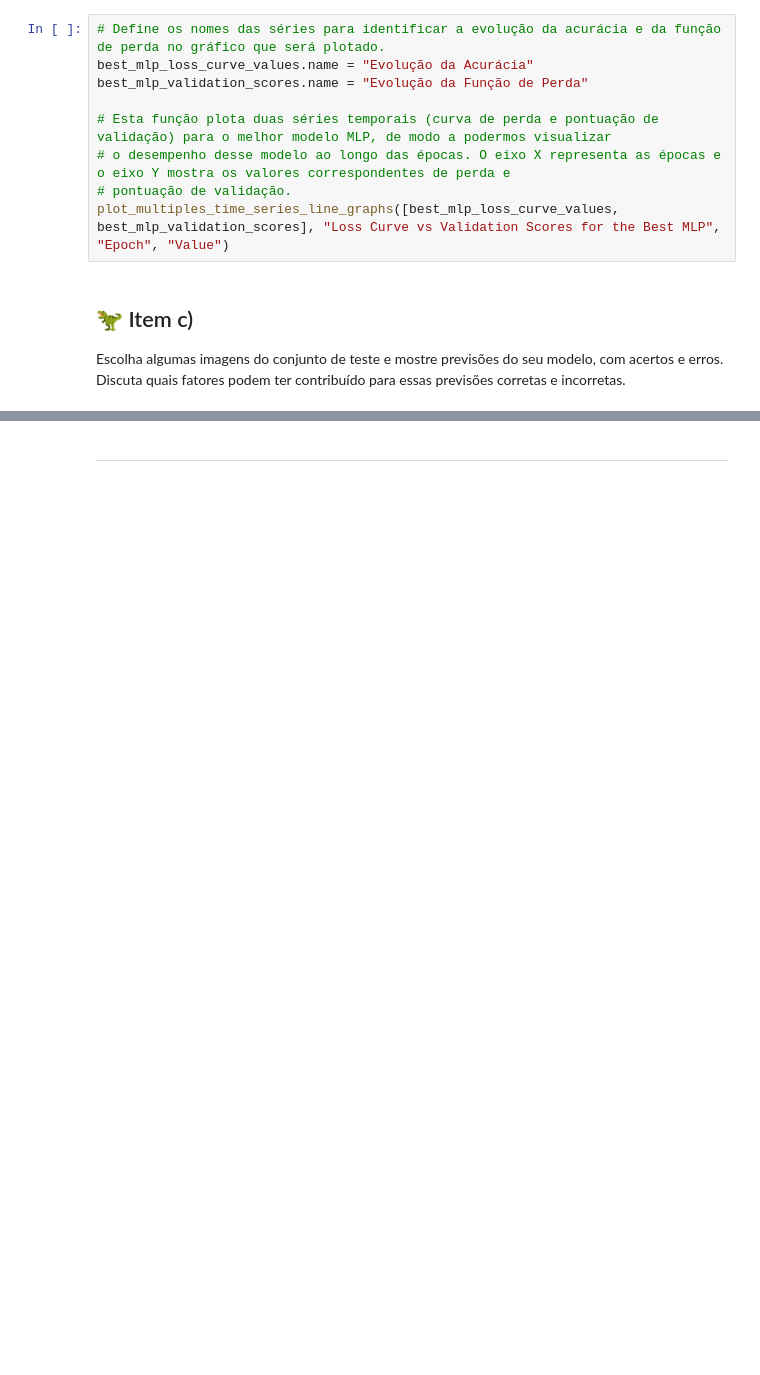
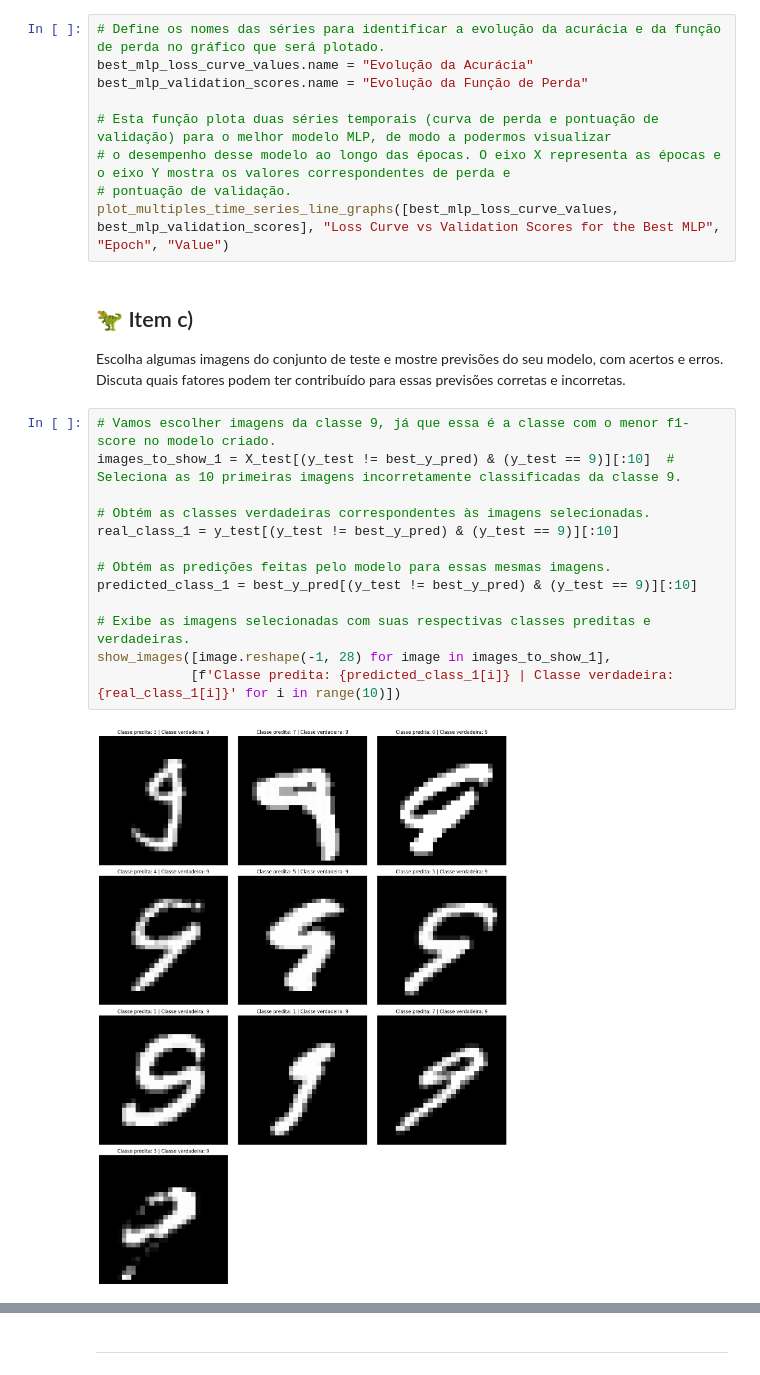
Before and after one commit to GB-Navarro/PMR3508-EP2, a Jupyter notebook: Template_EP02.ipynb, the cells around one changed output, grey strips where cells are left out. Cells and saved outputs as stored; diff of their text form; blank space fills up the shorter version.

```diff
--- a/Template_EP02.ipynb
+++ b/Template_EP02.ipynb
@@ -871,3 +846,18 @@ plot_multiples_time_series_line_graphs([best_mlp_loss_curve_values, best_mlp_val
 ## 🦖 Item c)
 
 Escolha algumas imagens do conjunto de teste e mostre previsões do seu modelo, com acertos e erros. Discuta quais fatores podem ter contribuído para essas previsões corretas e incorretas.
+# %%
+# Vamos escolher imagens da classe 9, já que essa é a classe com o menor f1-score no modelo criado.
+images_to_show_1 = X_test[(y_test != best_y_pred) & (y_test == 9)][:10]  # Seleciona as 10 primeiras imagens incorretamente classificadas da classe 9.
+
+# Obtém as classes verdadeiras correspondentes às imagens selecionadas.
+real_class_1 = y_test[(y_test != best_y_pred) & (y_test == 9)][:10]
+
+# Obtém as predições feitas pelo modelo para essas mesmas imagens.
+predicted_class_1 = best_y_pred[(y_test != best_y_pred) & (y_test == 9)][:10]
+
+# Exibe as imagens selecionadas com suas respectivas classes preditas e verdadeiras.
+show_images([image.reshape(-1, 28) for image in images_to_show_1],
+            [f'Classe predita: {predicted_class_1[i]} | Classe verdadeira: {real_class_1[i]}' for i in range(10)])
+# %% [output]
+[figure, added]
```
Also changed, not shown: parts of 16 cells of this notebook.
